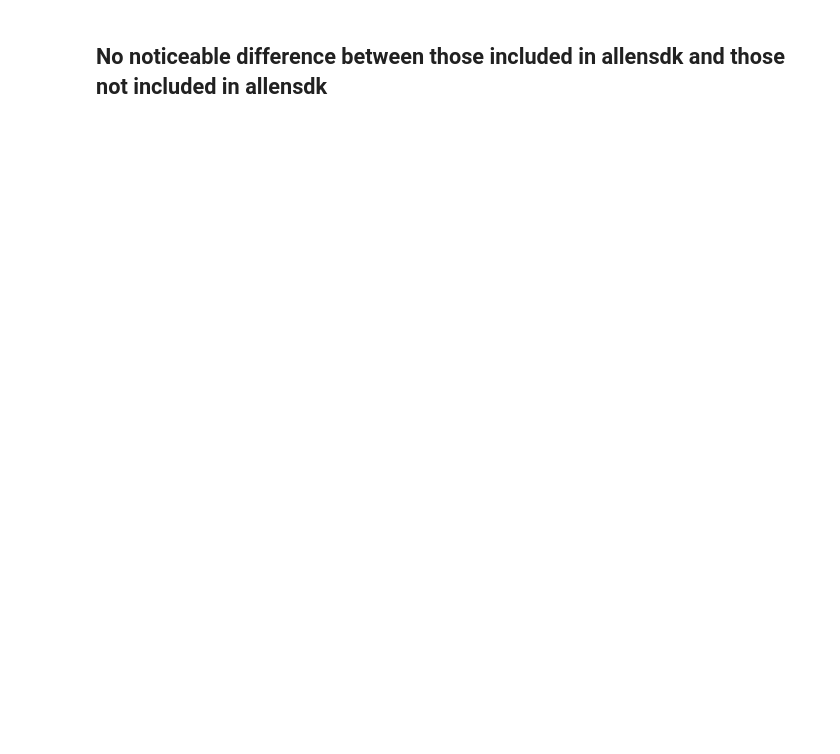
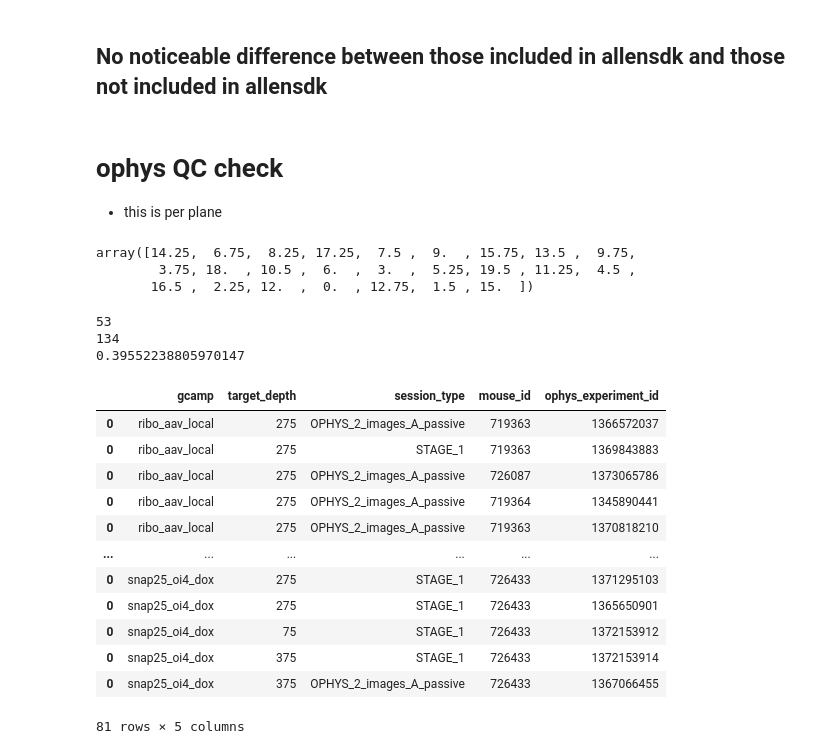
Before and after one commit to AllenNeuralDynamics/lamf_analysis_lims, a Jupyter notebook: pilot_data_analysis/GCaMP/240701_query_lims_data.ipynb, the cells around one changed output. Saved outputs shown, nothing was run; the diff lists cells and outputs as text; code cells hidden in the pictures; blank space fills up the shorter version.

```diff
--- a/pilot_data_analysis/GCaMP/240701_query_lims_data.ipynb
+++ b/pilot_data_analysis/GCaMP/240701_query_lims_data.ipynb
@@ -241,3 +365,36 @@ gcamp_session_info[~gcamp_session_info.index.isin(lims_path_info.index.values)]
 | 1300182981 | slc32a1_oi1 | 687001 | 2023-09-28 15:18:27.347 | \\allen\programs\mindscope\produc... | 375_75 | ... |
 # %% [markdown]
 ## No noticeable difference between those included in allensdk and those not included in allensdk
+# %% [markdown]
+# ophys QC check
+- this is per plane
+# %%
+gcamp_table.abs_zdrift.unique()
+# %% [output]
+array([14.25,  6.75,  8.25, 17.25,  7.5 ,  9.  , 15.75, 13.5 ,  9.75,
+        3.75, 18.  , 10.5 ,  6.  ,  3.  ,  5.25, 19.5 , 11.25,  4.5 ,
+       16.5 ,  2.25, 12.  ,  0.  , 12.75,  1.5 , 15.  ])
+# %%
+print(len(np.where(gcamp_table.abs_zdrift.values >= 10)[0]))
+print(len(gcamp_table))
+print(len(np.where(gcamp_table.abs_zdrift.values >= 10)[0])/len(gcamp_table))
+# %% [output]
+53
+134
+0.39552238805970147
+# %%
+gcamp_table[gcamp_table.abs_zdrift.values < 10][['gcamp', 'target_depth', 'session_type', 'mouse_id', 'ophys_experiment_id']]
+# %% [output]
+|  | gcamp | target_depth | session_type | mouse_id | ophys_experiment_id |
+| 0 | ribo_aav_local | 275 | OPHYS_2_images_A_passive | 719363 | 1366572037 |
+| 0 | ribo_aav_local | 275 | STAGE_1 | 719363 | 1369843883 |
+| 0 | ribo_aav_local | 275 | OPHYS_2_images_A_passive | 726087 | 1373065786 |
+| 0 | ribo_aav_local | 275 | OPHYS_2_images_A_passive | 719364 | 1345890441 |
+| 0 | ribo_aav_local | 275 | OPHYS_2_images_A_passive | 719363 | 1370818210 |
+| ... | ... | ... | ... | ... | ... |
+| 0 | snap25_oi4_dox | 275 | STAGE_1 | 726433 | 1371295103 |
+| 0 | snap25_oi4_dox | 275 | STAGE_1 | 726433 | 1365650901 |
+| 0 | snap25_oi4_dox | 75 | STAGE_1 | 726433 | 1372153912 |
+| 0 | snap25_oi4_dox | 375 | STAGE_1 | 726433 | 1372153914 |
+| 0 | snap25_oi4_dox | 375 | OPHYS_2_images_A_passive | 726433 | 1367066455 |
+81 rows × 5 columns
```
Also changed, not shown: parts of 13 cells of this notebook.
